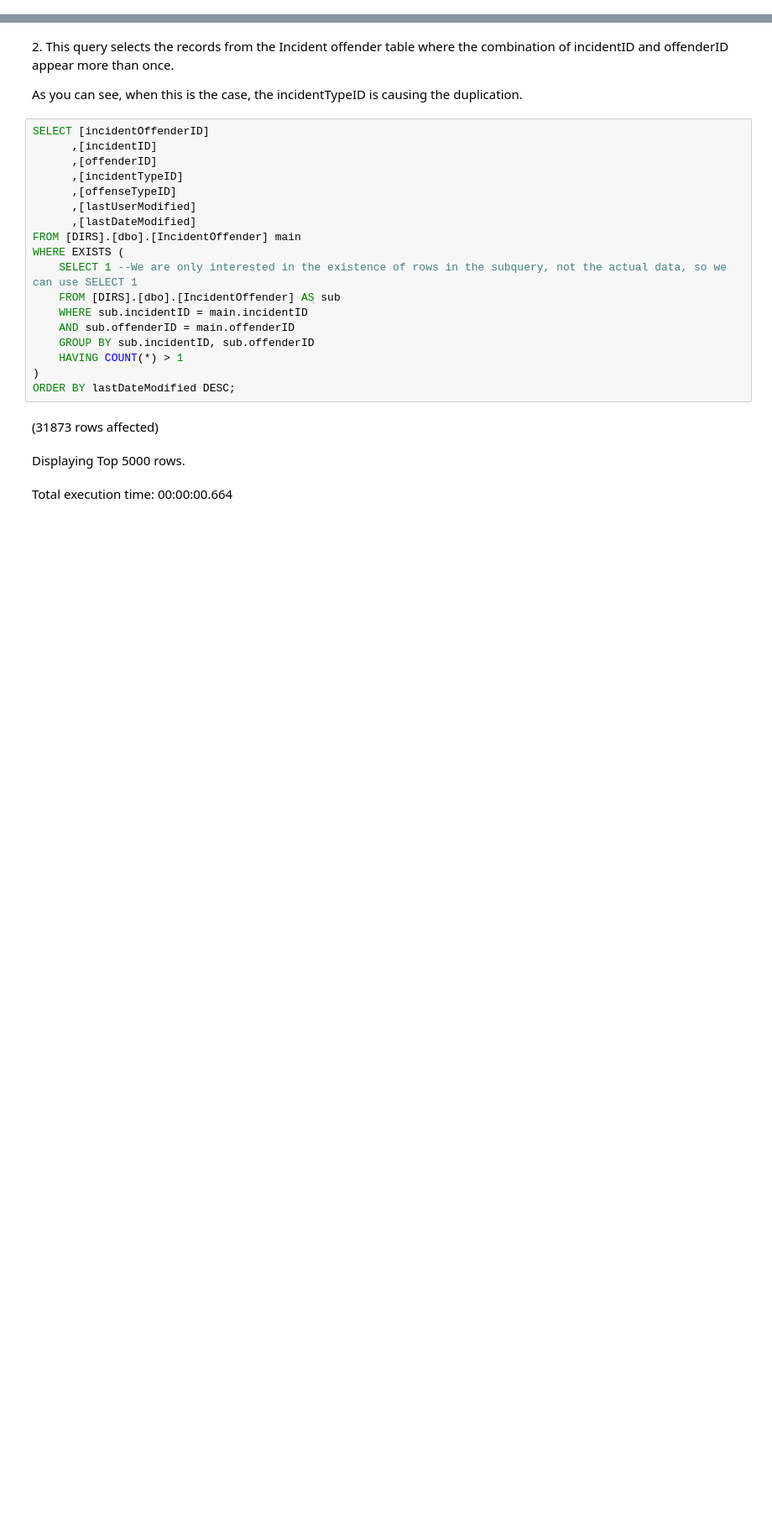
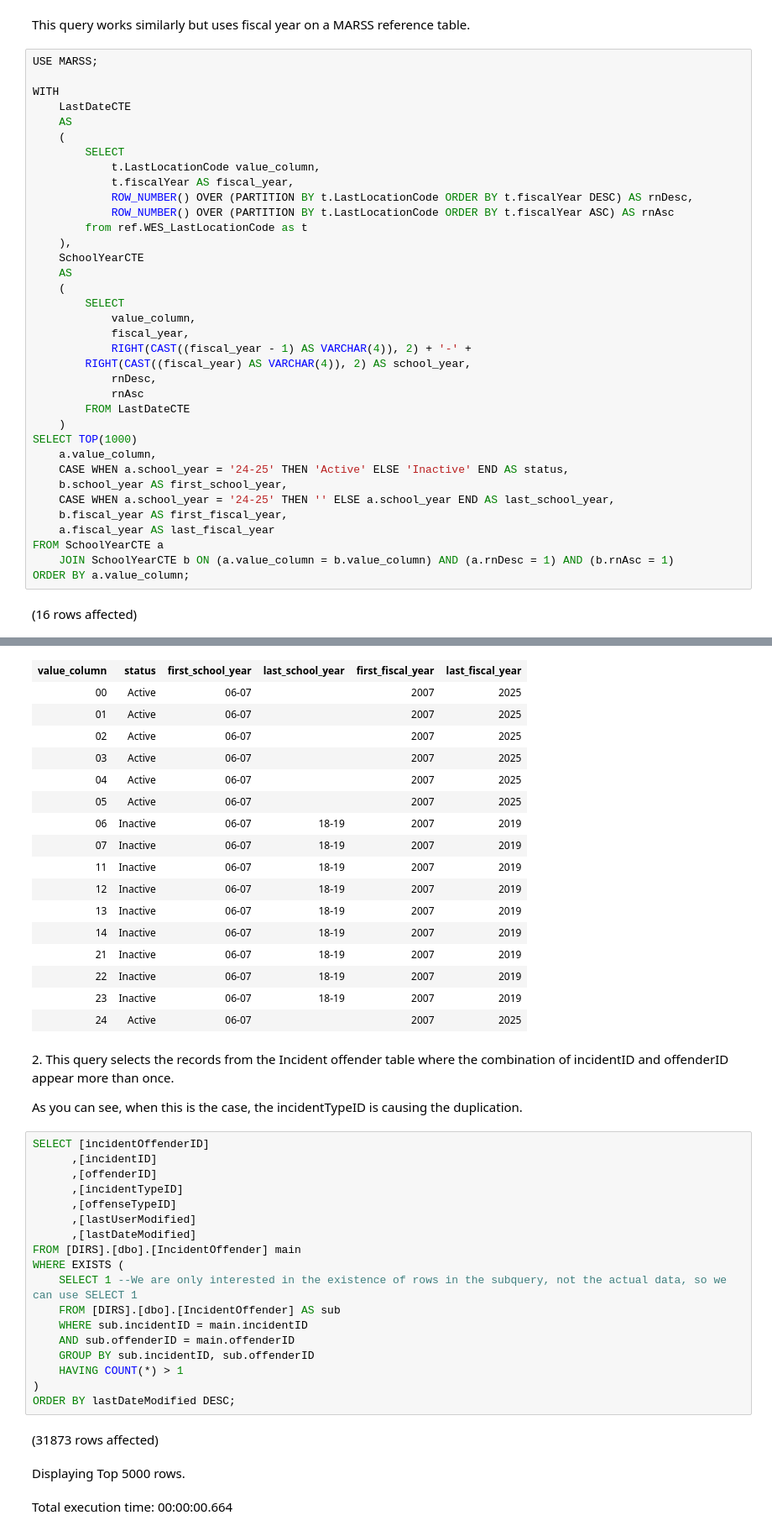
Before and after one commit to mberriMDE/mde-data-dicts, a Jupyter notebook: scripts/Notebook_of_useful_DIRS_queries.ipynb, the cells around one changed output, grey strips where cells are left out. Shown at 84% size. Saved outputs shown, nothing was run; the diff lists cells and outputs as text; blank space fills up the shorter version.

```diff
--- a/scripts/Notebook_of_useful_DIRS_queries.ipynb
+++ b/scripts/Notebook_of_useful_DIRS_queries.ipynb
@@ -57,0 +57,40 @@ Total execution time: 00:00:00.473
+# %% [markdown]
+This query works similarly but uses fiscal year on a MARSS reference table.
+# %%
+USE MARSS;
+
+WITH
+    LastDateCTE
+    AS
+    (
+        SELECT
+            t.LastLocationCode value_column,
+            t.fiscalYear AS fiscal_year,
+            ROW_NUMBER() OVER (PARTITION BY t.LastLocationCode ORDER BY t.fiscalYear DESC) AS rnDesc,
+            ROW_NUMBER() OVER (PARTITION BY t.LastLocationCode ORDER BY t.fiscalYear ASC) AS rnAsc
+        from ref.WES_LastLocationCode as t
+    ),
+    SchoolYearCTE
+    AS
+    (
+        SELECT
+            value_column,
+            fiscal_year,
+            RIGHT(CAST((fiscal_year - 1) AS VARCHAR(4)), 2) + '-' +
+        RIGHT(CAST((fiscal_year) AS VARCHAR(4)), 2) AS school_year,
+            rnDesc,
+            rnAsc
+        FROM LastDateCTE
+    )
+SELECT TOP(1000)
+    a.value_column,
+    CASE WHEN a.school_year = '24-25' THEN 'Active' ELSE 'Inactive' END AS status,
+    b.school_year AS first_school_year,
+    CASE WHEN a.school_year = '24-25' THEN '' ELSE a.school_year END AS last_school_year,
+    b.fiscal_year AS first_fiscal_year,
+    a.fiscal_year AS last_fiscal_year
+FROM SchoolYearCTE a
+    JOIN SchoolYearCTE b ON (a.value_column = b.value_column) AND (a.rnDesc = 1) AND (b.rnAsc = 1)
+ORDER BY a.value_column;
+# %% [output]
+(16 rows affected)
@@ -58,3 +98,20 @@ Total execution time: 00:00:00.473
+| value_column | status | first_school_year | last_school_year | first_fiscal_year | last_fiscal_year |
+| 00 | Active | 06-07 |  | 2007 | 2025 |
+| 01 | Active | 06-07 |  | 2007 | 2025 |
+| 02 | Active | 06-07 |  | 2007 | 2025 |
+| 03 | Active | 06-07 |  | 2007 | 2025 |
+| 04 | Active | 06-07 |  | 2007 | 2025 |
+| 05 | Active | 06-07 |  | 2007 | 2025 |
+| 06 | Inactive | 06-07 | 18-19 | 2007 | 2019 |
+| 07 | Inactive | 06-07 | 18-19 | 2007 | 2019 |
+| 11 | Inactive | 06-07 | 18-19 | 2007 | 2019 |
+| 12 | Inactive | 06-07 | 18-19 | 2007 | 2019 |
+| 13 | Inactive | 06-07 | 18-19 | 2007 | 2019 |
+| 14 | Inactive | 06-07 | 18-19 | 2007 | 2019 |
+| 21 | Inactive | 06-07 | 18-19 | 2007 | 2019 |
+| 22 | Inactive | 06-07 | 18-19 | 2007 | 2019 |
+| 23 | Inactive | 06-07 | 18-19 | 2007 | 2019 |
+| 24 | Active | 06-07 |  | 2007 | 2025 |
 # %% [markdown]
 2\. This query selects the records from the Incident offender table where the combination of incidentID and offenderID appear more than once.
 
```
Also changed, not shown: parts of 7 cells of this notebook, 6 other files.
